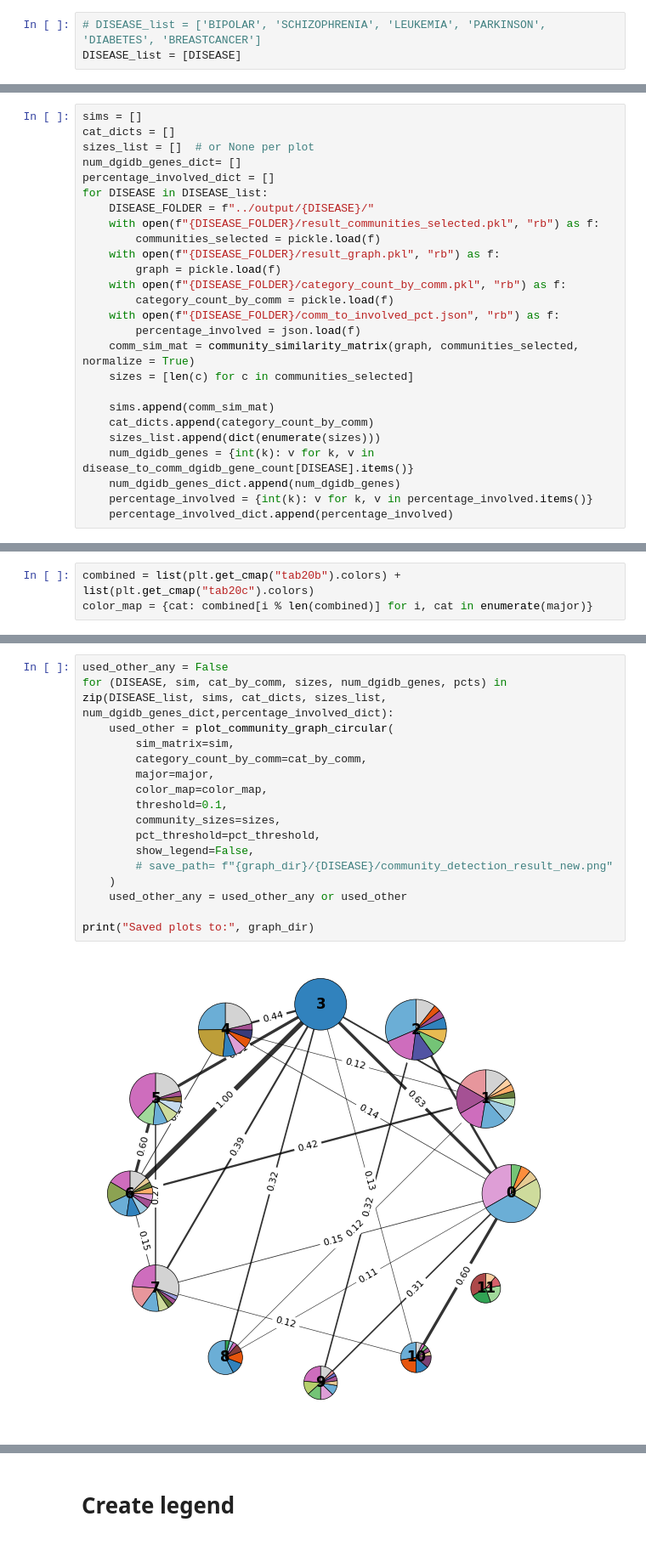
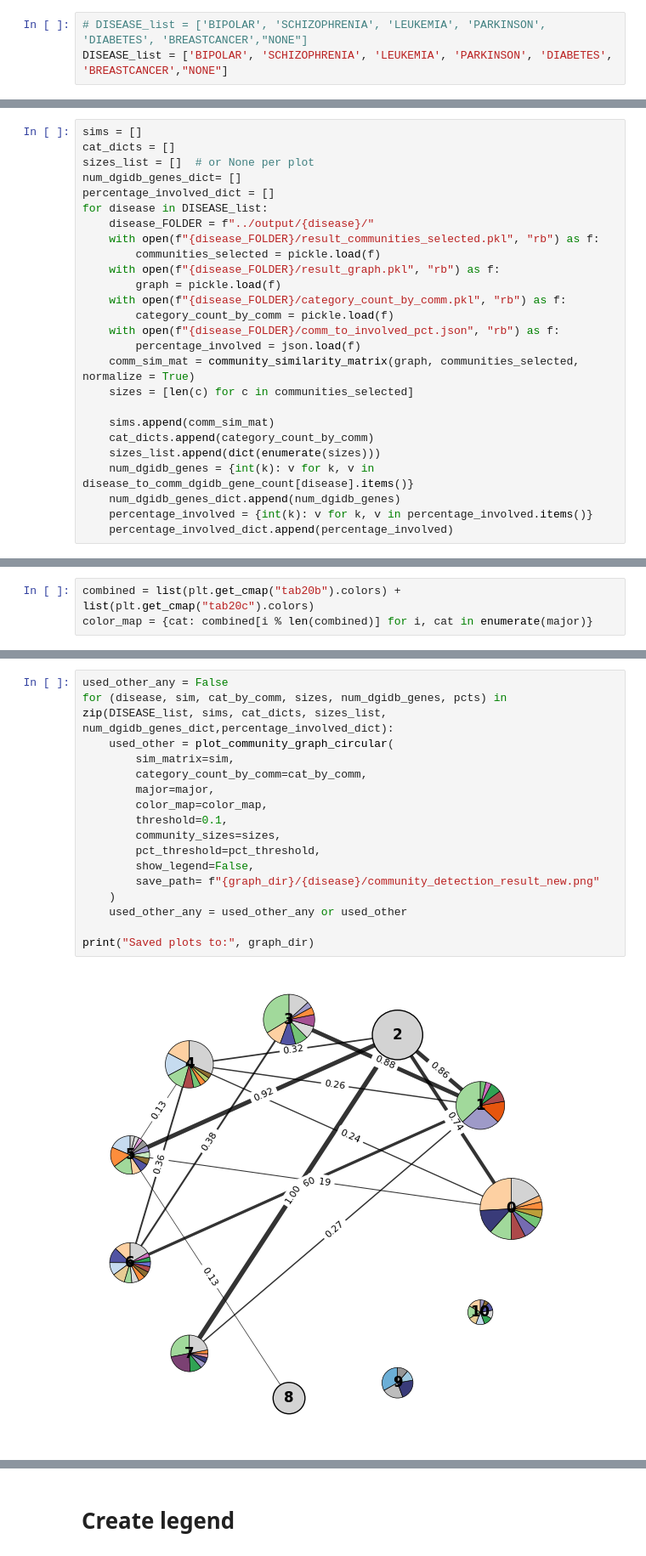
Before and after one commit to Monomanae/DDBC-hypergraph, a Jupyter notebook: Methods/DDBC/community_pie_chart_multiple.ipynb, the cells around one changed output, grey strips where cells are left out. Shown at 85% size. Drawn from its saved outputs; the diff is of its cells as text.

Commit message:
IP save

```diff
--- a/Methods/DDBC/community_pie_chart_multiple.ipynb
+++ b/Methods/DDBC/community_pie_chart_multiple.ipynb
@@ -22,6 +20,6 @@ DISEASE = input("Disease: ")
 # %%
-# DISEASE_list = ['BIPOLAR', 'SCHIZOPHRENIA', 'LEUKEMIA', 'PARKINSON', 'DIABETES', 'BREASTCANCER']
-DISEASE_list = [DISEASE]
+# DISEASE_list = ['BIPOLAR', 'SCHIZOPHRENIA', 'LEUKEMIA', 'PARKINSON', 'DIABETES', 'BREASTCANCER',"NONE"]
+DISEASE_list = ['BIPOLAR', 'SCHIZOPHRENIA', 'LEUKEMIA', 'PARKINSON', 'DIABETES', 'BREASTCANCER',"NONE"]
 # %%
 disease_to_comm_dgidb_gene_count = {}
 # %%
@@ -77,15 +75,15 @@ cat_dicts = []
 sizes_list = []  # or None per plot
 num_dgidb_genes_dict= []
 percentage_involved_dict = []
-for DISEASE in DISEASE_list:
-    DISEASE_FOLDER = f"../output/{DISEASE}/"
-    with open(f"{DISEASE_FOLDER}/result_communities_selected.pkl", "rb") as f:
+for disease in DISEASE_list:
+    disease_FOLDER = f"../output/{disease}/"
+    with open(f"{disease_FOLDER}/result_communities_selected.pkl", "rb") as f:
         communities_selected = pickle.load(f)
-    with open(f"{DISEASE_FOLDER}/result_graph.pkl", "rb") as f:
+    with open(f"{disease_FOLDER}/result_graph.pkl", "rb") as f:
         graph = pickle.load(f)
-    with open(f"{DISEASE_FOLDER}/category_count_by_comm.pkl", "rb") as f:
+    with open(f"{disease_FOLDER}/category_count_by_comm.pkl", "rb") as f:
         category_count_by_comm = pickle.load(f)
-    with open(f"{DISEASE_FOLDER}/comm_to_involved_pct.json", "rb") as f:
+    with open(f"{disease_FOLDER}/comm_to_involved_pct.json", "rb") as f:
         percentage_involved = json.load(f)
     comm_sim_mat = community_similarity_matrix(graph, communities_selected, normalize = True)
     sizes = [len(c) for c in communities_selected]
@@ -93,7 +91,7 @@ for DISEASE in DISEASE_list:
     sims.append(comm_sim_mat)
     cat_dicts.append(category_count_by_comm)
     sizes_list.append(dict(enumerate(sizes)))
-    num_dgidb_genes = {int(k): v for k, v in disease_to_comm_dgidb_gene_count[DISEASE].items()}
+    num_dgidb_genes = {int(k): v for k, v in disease_to_comm_dgidb_gene_count[disease].items()}
     num_dgidb_genes_dict.append(num_dgidb_genes)
     percentage_involved = {int(k): v for k, v in percentage_involved.items()}
     percentage_involved_dict.append(percentage_involved)
@@ -347,19 +361,19 @@ DISEASE_list
 # %%
 used_other_any = False
-for (DISEASE, sim, cat_by_comm, sizes, num_dgidb_genes, pcts) in zip(DISEASE_list, sims, cat_dicts, sizes_list, num_dgidb_genes_dict,percentage_involved_dict):
+for (disease, sim, cat_by_comm, sizes, num_dgidb_genes, pcts) in zip(DISEASE_list, sims, cat_dicts, sizes_list, num_dgidb_genes_dict,percentage_involved_dict):
     used_other = plot_community_graph_circular(
         sim_matrix=sim,
         category_count_by_comm=cat_by_comm,
         major=major,
         color_map=color_map,
         threshold=0.1,
         community_sizes=sizes,
         pct_threshold=pct_threshold,
         show_legend=False,
-        # save_path= f"{graph_dir}/{DISEASE}/community_detection_result_new.png"
+        save_path= f"{graph_dir}/{disease}/community_detection_result_new.png"
     )
     used_other_any = used_other_any or used_other
 
 print("Saved plots to:", graph_dir)
 # %% [output]
-[figure, old version]
+[figure, new version]
```
Also changed, not shown: parts of 11 cells of this notebook, 44 other files.
